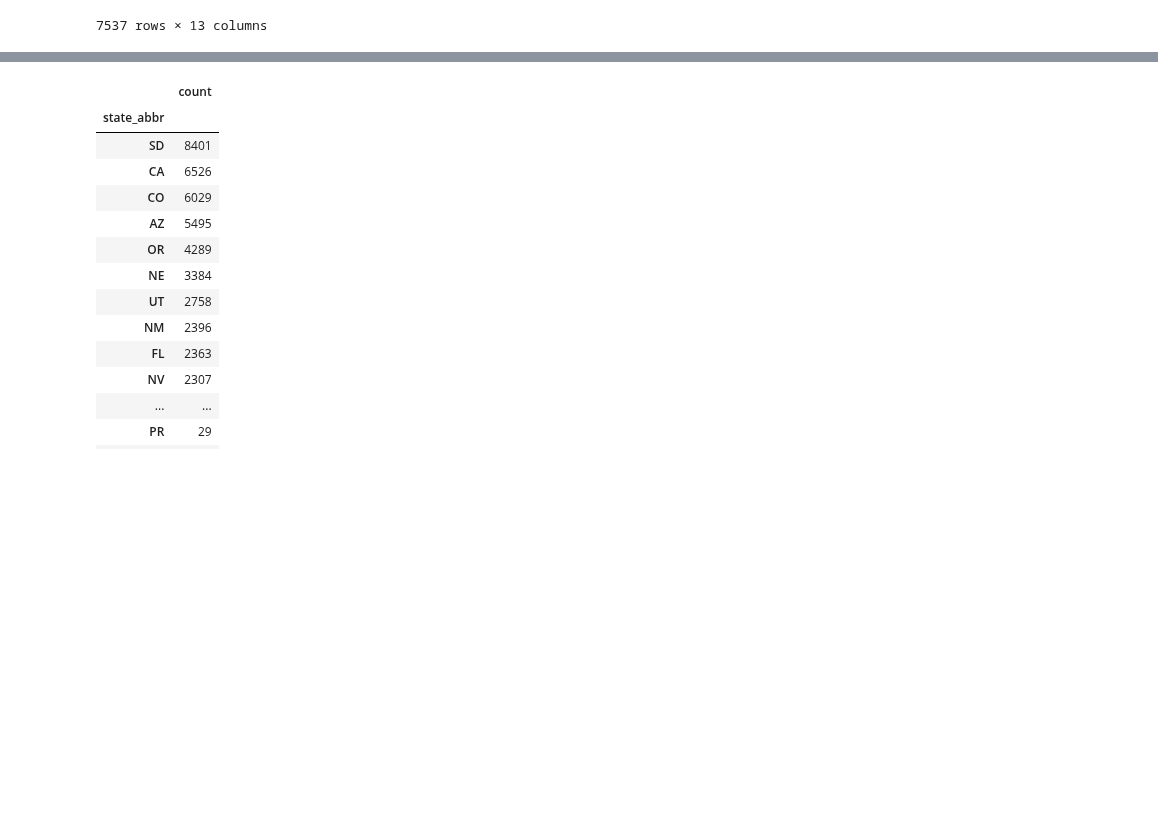
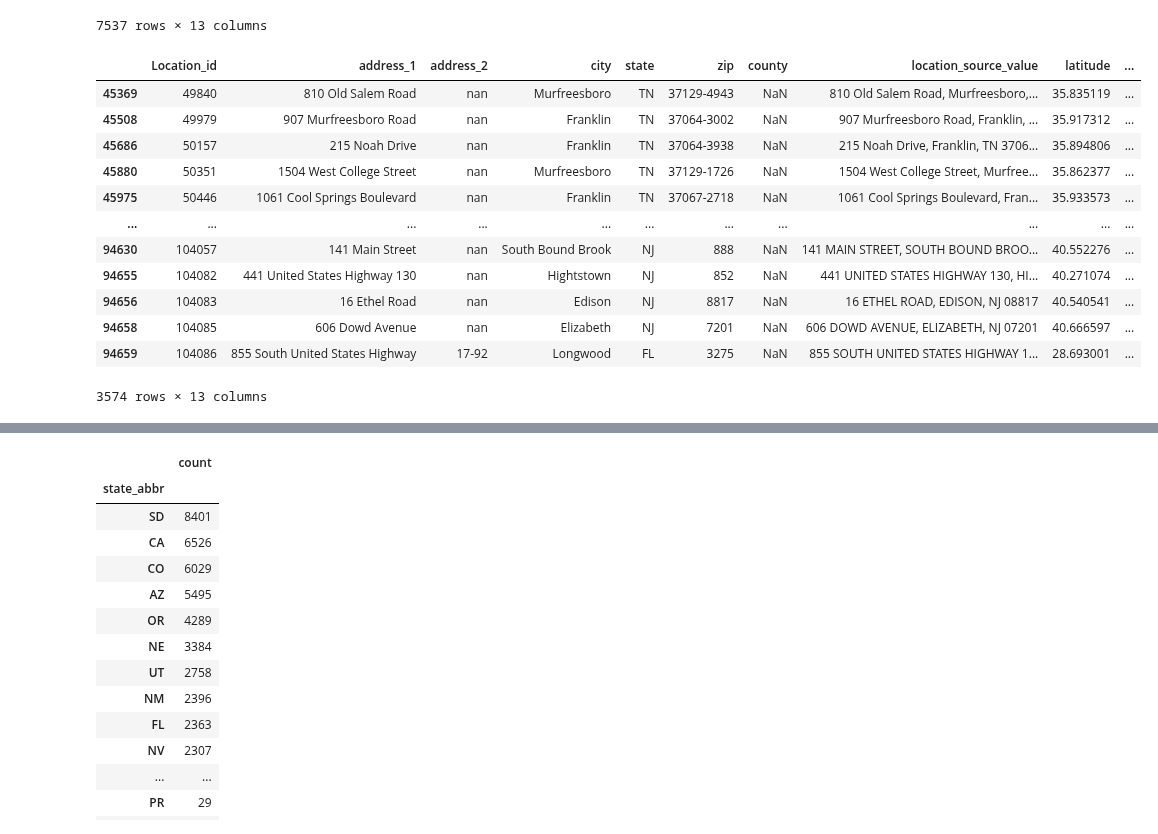
Before and after one commit to brian-cy-chang/UW_Geospatial, a Jupyter notebook: notebooks/usaddress.ipynb, the cells around one changed output, grey strips where cells are left out. Cells and saved outputs as stored; diff of their text form; code cells hidden in the pictures; blank space fills up the shorter version.

Commit message:
update custom flag for PO Box and non 5-digit zip

```diff
--- a/notebooks/usaddress.ipynb
+++ b/notebooks/usaddress.ipynb
@@ -724,7 +724,7 @@ def custom_flag(x):
     Post-hoc data quality check of parsed addresses
     """
     # check if PO box address
-    if (re.match('PO BOX', x.address_1, re.IGNORECASE) or re.match('PO BOX', x.address_1, re.IGNORECASE))\
+    if (re.match('PO BOX', x.address_1, re.IGNORECASE) or re.match('PO BOX', x.address_2, re.IGNORECASE))\
         or ('P.O' in str(x.address_1) or 'P.O' in str(x.address_2))\
         or ('P O' in str(x.address_1) or 'P O' in str(x.address_2))\
         or ('PSC' in str(x.address_1) or 'PSC' in str(x.address_2))\
@@ -746,7 +746,7 @@ def custom_flag(x):
     # check if any of the required address components did not parse from the full address
     elif x[['address_1', 'city', 'state', 'zip']].isnull().any():
         return 'FAILED DUE TO INCOMPLETE PARSING'
-    elif len(x.zip) != 5:
+    elif len(str(x.zip)) != 5:
         return 'FAILED DUE TO NON 5-DIGIT ZIPCODE'
     else:
         return 'SUCCESSFUL ADDRESS'
@@ -838,6 +838,23 @@ OMOP_location_updated.loc[OMOP_location_updated.flag == 'FAILED DUE TO PO BOX AD
 | 89929 | 99260 | Po Box 2811 | nan | Mccall | ID | 83638 | NaN | PO BOX 2811, MCCALL, ID 83638 | 44.907803 | ... |
 | 89931 | 99262 | Po Box 86 | nan | Deary | ID | 83823 | NaN | PO BOX 86, DEARY, ID 83823 | 43.545937 | ... |
 7537 rows × 13 columns
+# %%
+# check PO box addresses
+OMOP_location_updated.loc[OMOP_location_updated.flag == 'FAILED DUE TO NON 5-DIGIT ZIPCODE']
+# %% [output]
+|  | Location_id | address_1 | address_2 | city | state | zip | county | location_source_value | latitude | ... |
+| 45369 | 49840 | 810 Old Salem Road | nan | Murfreesboro | TN | 37129-4943 | NaN | 810 Old Salem Road, Murfreesboro,... | 35.835119 | ... |
+| 45508 | 49979 | 907 Murfreesboro Road | nan | Franklin | TN | 37064-3002 | NaN | 907 Murfreesboro Road, Franklin, ... | 35.917312 | ... |
+| 45686 | 50157 | 215 Noah Drive | nan | Franklin | TN | 37064-3938 | NaN | 215 Noah Drive, Franklin, TN 3706... | 35.894806 | ... |
+| 45880 | 50351 | 1504 West College Street | nan | Murfreesboro | TN | 37129-1726 | NaN | 1504 West College Street, Murfree... | 35.862377 | ... |
+| 45975 | 50446 | 1061 Cool Springs Boulevard | nan | Franklin | TN | 37067-2718 | NaN | 1061 Cool Springs Boulevard, Fran... | 35.933573 | ... |
+| ... | ... | ... | ... | ... | ... | ... | ... | ... | ... | ... |
+| 94630 | 104057 | 141 Main Street | nan | South Bound Brook | NJ | 888 | NaN | 141 MAIN STREET, SOUTH BOUND BROO... | 40.552276 | ... |
+| 94655 | 104082 | 441 United States Highway 130 | nan | Hightstown | NJ | 852 | NaN | 441 UNITED STATES HIGHWAY 130, HI... | 40.271074 | ... |
+| 94656 | 104083 | 16 Ethel Road | nan | Edison | NJ | 8817 | NaN | 16 ETHEL ROAD, EDISON, NJ 08817 | 40.540541 | ... |
+| 94658 | 104085 | 606 Dowd Avenue | nan | Elizabeth | NJ | 7201 | NaN | 606 DOWD AVENUE, ELIZABETH, NJ 07201 | 40.666597 | ... |
+| 94659 | 104086 | 855 South United States Highway | 17-92 | Longwood | FL | 3275 | NaN | 855 SOUTH UNITED STATES HIGHWAY 1... | 28.693001 | ... |
+3574 rows × 13 columns
 # %%
 OMOP_location_updated_path = os.path.join(abs_path, 'output', 'OMOP_location_flagged_successful.csv')
 OMOP_location_updated_success.to_csv(OMOP_location_updated_path, index=False)
```
Also changed, not shown: parts of 3 cells of this notebook, 5 other files.
